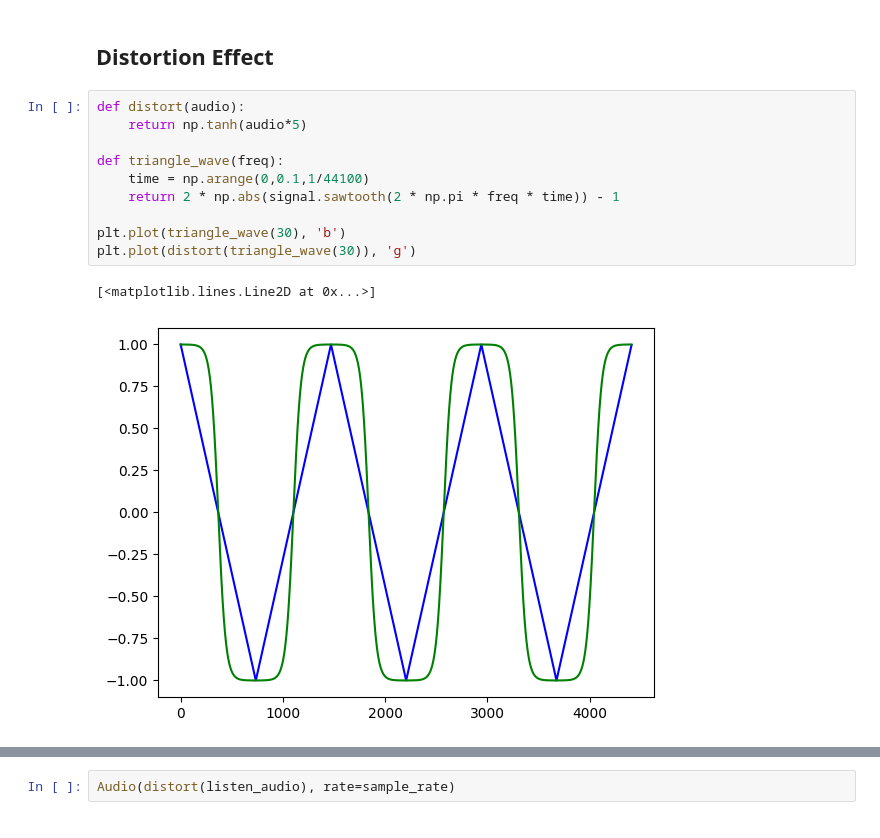
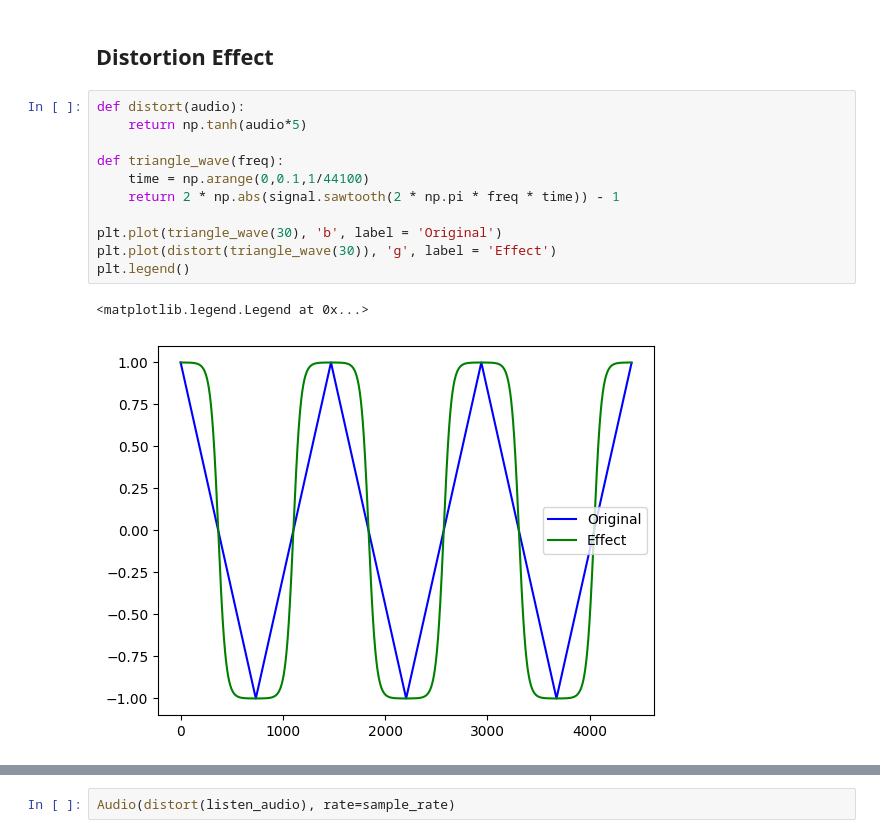
Before and after one commit to wyager/audiofx, a Jupyter notebook: audiofx.ipynb, the cells around one changed output, grey strips where cells are left out. Cells and saved outputs as stored; diff of their text form.

```diff
--- a/audiofx.ipynb
+++ b/audiofx.ipynb
@@ -404,13 +449,14 @@ plt.plot(listen_audio[:250],'b')
 # %%
 def distort(audio):
     return np.tanh(audio*5)
 
 def triangle_wave(freq):
     time = np.arange(0,0.1,1/44100)
     return 2 * np.abs(signal.sawtooth(2 * np.pi * freq * time)) - 1
 
-plt.plot(triangle_wave(30), 'b')
-plt.plot(distort(triangle_wave(30)), 'g')
+plt.plot(triangle_wave(30), 'b', label = 'Original')
+plt.plot(distort(triangle_wave(30)), 'g', label = 'Effect')
+plt.legend()
 # %% [output]
-[<matplotlib.lines.Line2D at 0x...>]
+<matplotlib.legend.Legend at 0x...>
-[figure, old version]
+[figure, new version]
```
Also changed, not shown: parts of 39 cells of this notebook.
